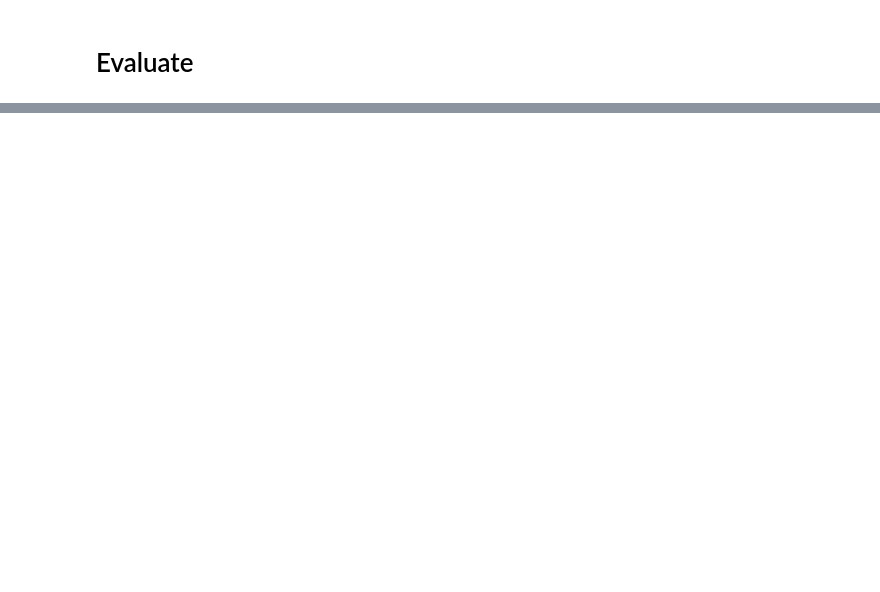
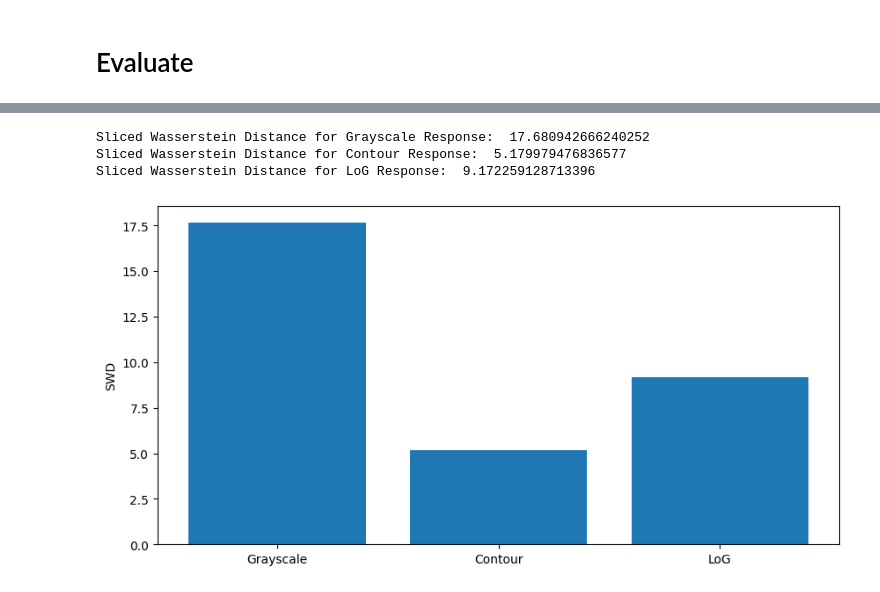
Before and after one commit to MichelleAppel/SCAPE, a Jupyter notebook: notebooks/explore_evaluation.ipynb, the cells around one changed output, grey strips where cells are left out. Saved outputs shown, nothing was run; the diff lists cells and outputs as text; code cells hidden in the pictures; blank space fills up the shorter version.

```diff
--- a/notebooks/explore_evaluation.ipynb
+++ b/notebooks/explore_evaluation.ipynb
@@ -497,0 +515,22 @@ SSIM for LoG Stimulus vs. Response:  0.4085735405443767
+# %%
+contour_np = normalize_image(image_processing_dict[i]['contour'].squeeze(0).cpu().numpy())
+log_np = normalize_image(image_processing_dict[i]['LoG_response'].max(0).values.cpu().numpy())
+
+swd_grayscale = compute_sliced_wasserstein_distance(original_norm, grayscale_norm, num_projections=100)
+swd_contour   = compute_sliced_wasserstein_distance(contour_np, contour_norm, num_projections=100)
+swd_LoG       = compute_sliced_wasserstein_distance(log_np, LoG_norm, num_projections=100)
+
+print("Sliced Wasserstein Distance for Grayscale Response: ", swd_grayscale)
+print("Sliced Wasserstein Distance for Contour Response: ", swd_contour)
+print("Sliced Wasserstein Distance for LoG Response: ", swd_LoG)
+
+# show swds in a bar plot
+plt.figure(figsize=(10, 5))
+plt.bar(['Grayscale', 'Contour', 'LoG'], [swd_grayscale, swd_contour, swd_LoG])
+plt.ylabel('SWD')
+plt.show()
+# %% [output]
+Sliced Wasserstein Distance for Grayscale Response:  17.680942666240252
+Sliced Wasserstein Distance for Contour Response:  5.179979476836577
+Sliced Wasserstein Distance for LoG Response:  9.172259128713396
+[figure, added]
```
Also changed, not shown: parts of 13 cells of this notebook, 2 other files.
